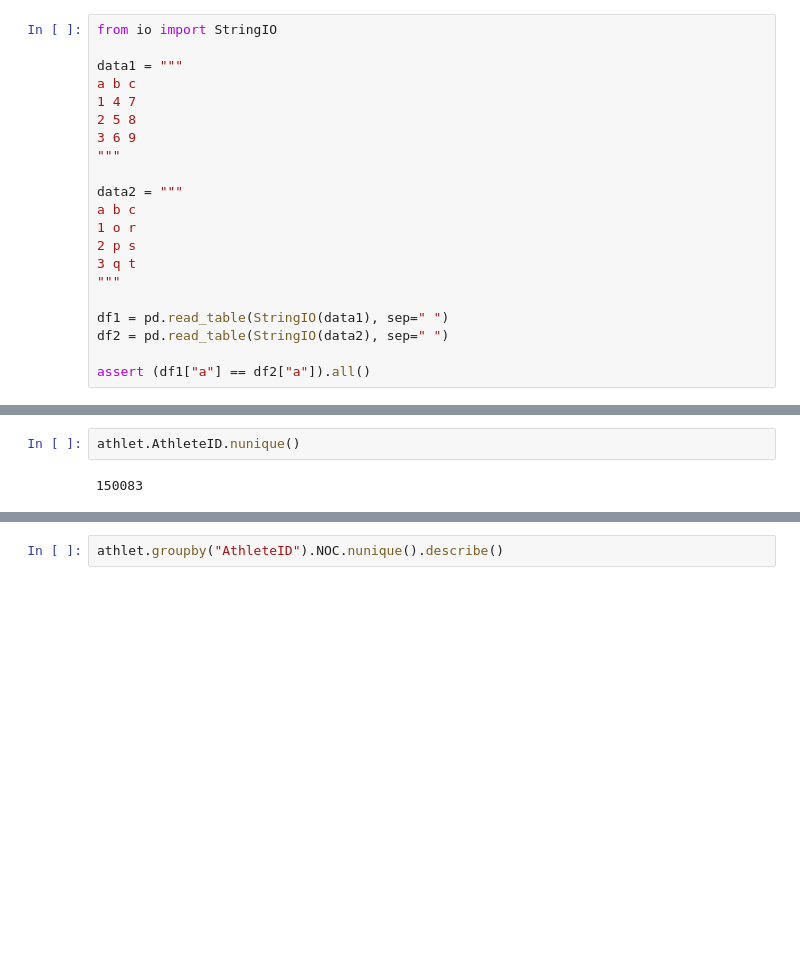
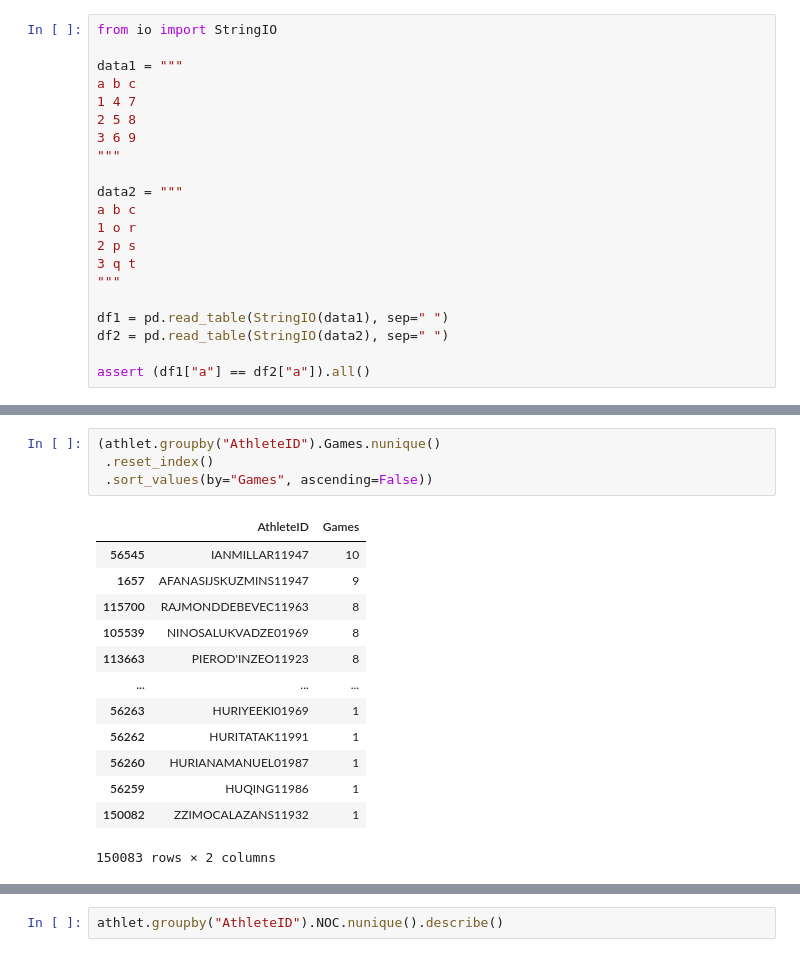
Before and after one commit to gitadum/querympics, a Jupyter notebook: analysis/explore.ipynb, the cells around one changed output, grey strips where cells are left out. Saved outputs shown, nothing was run; the diff lists cells and outputs as text; blank space fills up the shorter version.

```diff
--- a/analysis/explore.ipynb
+++ b/analysis/explore.ipynb
@@ -50,7 +50,21 @@ athlet.head(3)
 | S000001 | A Dijiang | M | 24 | China | CHN | 1992 Summer | 1992 | Summer | Barcelona | Basketball | Basketball Men's Basketball | ... |
 | S000002 | A Lamusi | M | 23 | China | CHN | 2012 Summer | 2012 | Summer | London | Judo | Judo Men's Extra-Lightweight | ... |
 | S000003 | Gunnar Nielsen Aaby | M | 24 | Denmark | DEN | 1920 Summer | 1920 | Summer | Antwerpen | Football | Football Men's Football | ... |
-# %%
-athlet.AthleteID.nunique()
-# %% [output]
-150083
+# %%
+(athlet.groupby("AthleteID").Games.nunique()
+ .reset_index()
+ .sort_values(by="Games", ascending=False))
+# %% [output]
+|  | AthleteID | Games |
+| 56545 | IANMILLAR11947 | 10 |
+| 1657 | AFANASIJSKUZMINS11947 | 9 |
+| 115700 | RAJMONDDEBEVEC11963 | 8 |
+| 105539 | NINOSALUKVADZE01969 | 8 |
+| 113663 | PIEROD'INZEO11923 | 8 |
+| ... | ... | ... |
+| 56263 | HURIYEEKI01969 | 1 |
+| 56262 | HURITATAK11991 | 1 |
+| 56260 | HURIANAMANUEL01987 | 1 |
+| 56259 | HUQING11986 | 1 |
+| 150082 | ZZIMOCALAZANS11932 | 1 |
+150083 rows × 2 columns
```
Also changed, not shown: parts of 8 cells of this notebook, 1 other file.
